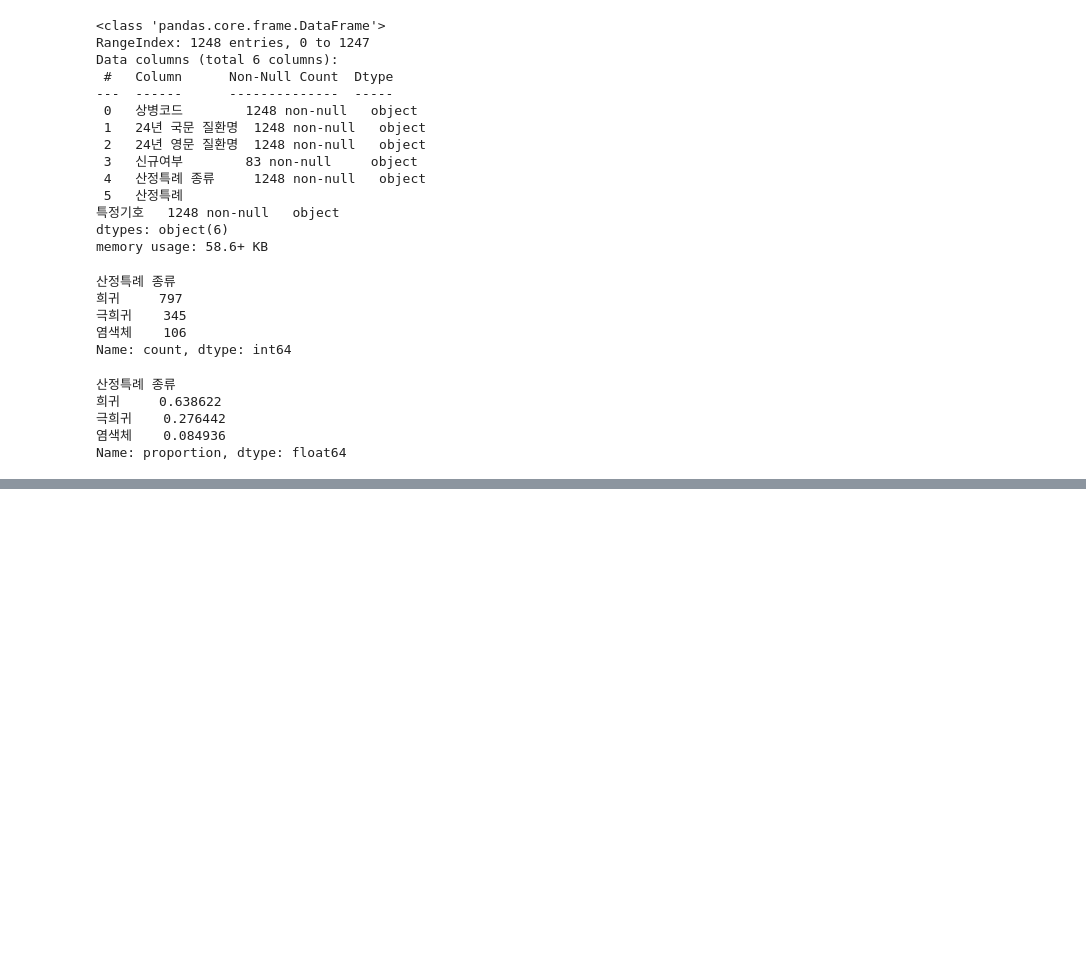
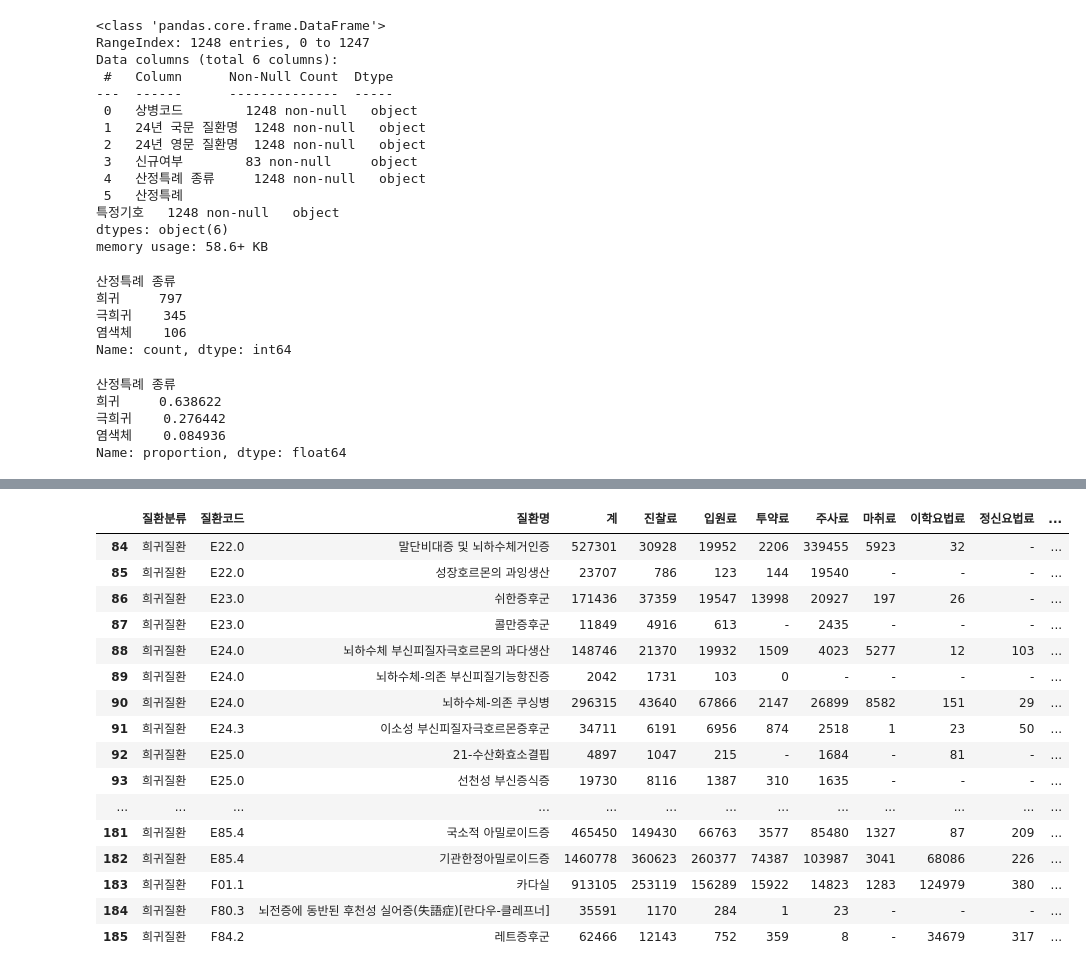
Before and after one commit to kdj0712/rare_field_fastapis, a Jupyter notebook: data/data_analysis/persona2/ipynb/persona2_DDA_youjin.ipynb, the cells around one changed output, grey strips where cells are left out. Saved outputs shown, nothing was run; the diff lists cells and outputs as text; code cells hidden in the pictures; blank space fills up the shorter version.

```diff
--- a/data/data_analysis/persona2/ipynb/persona2_DDA_youjin.ipynb
+++ b/data/data_analysis/persona2/ipynb/persona2_DDA_youjin.ipynb
@@ -87,0 +136,5 @@ KeyError: '희귀'
+# %%
+# 질환분류 - '희귀질환'만 추출(509개)
+df_rare_2021_filtered = df_rare_2021.loc[df_rare_2021['질환분류'] == '희귀질환']
+df_rare_2021_filtered.info()
+# df_rare_2021_filtered[['상병코드', '24년 국문 질환명', '산정특례\n특정기호']].value_counts()
@@ -87,0 +159,23 @@ KeyError: '희귀'
+# %%
+# '질환코드' 열에서 'E' 또는 'F'로 시작하는 행 필터링
+df_rare_2021_filtered_letter = df_rare_2021_filtered[df_rare_2021_filtered['질환코드'].str.startswith(('E', 'F'), na=False)]
+df_rare_2021_filtered_letter
+# E = 내분비,영양 / F =  정신및행동
+# %% [output]
+|  | 질환분류 | 질환코드 | 질환명 | 계 | 진찰료 | 입원료 | 투약료 | 주사료 | 마취료 | 이학요법료 | 정신요법료 | ... |
+| 84 | 희귀질환 | E22.0 | 말단비대증 및 뇌하수체거인증 | 527301 | 30928 | 19952 | 2206 | 339455 | 5923 | 32 | - | ... |
+| 85 | 희귀질환 | E22.0 | 성장호르몬의 과잉생산 | 23707 | 786 | 123 | 144 | 19540 | - | - | - | ... |
+| 86 | 희귀질환 | E23.0 | 쉬한증후군 | 171436 | 37359 | 19547 | 13998 | 20927 | 197 | 26 | - | ... |
+| 87 | 희귀질환 | E23.0 | 콜만증후군 | 11849 | 4916 | 613 | - | 2435 | - | - | - | ... |
+| 88 | 희귀질환 | E24.0 | 뇌하수체 부신피질자극호르몬의 과다생산 | 148746 | 21370 | 19932 | 1509 | 4023 | 5277 | 12 | 103 | ... |
+| 89 | 희귀질환 | E24.0 | 뇌하수체-의존 부신피질기능항진증 | 2042 | 1731 | 103 | 0 | - | - | - | - | ... |
+| 90 | 희귀질환 | E24.0 | 뇌하수체-의존 쿠싱병 | 296315 | 43640 | 67866 | 2147 | 26899 | 8582 | 151 | 29 | ... |
+| 91 | 희귀질환 | E24.3 | 이소성 부신피질자극호르몬증후군 | 34711 | 6191 | 6956 | 874 | 2518 | 1 | 23 | 50 | ... |
+| 92 | 희귀질환 | E25.0 | 21-수산화효소결핍 | 4897 | 1047 | 215 | - | 1684 | - | 81 | - | ... |
+| 93 | 희귀질환 | E25.0 | 선천성 부신증식증 | 19730 | 8116 | 1387 | 310 | 1635 | - | - | - | ... |
+| ... | ... | ... | ... | ... | ... | ... | ... | ... | ... | ... | ... | ... |
+| 181 | 희귀질환 | E85.4 | 국소적 아밀로이드증 | 465450 | 149430 | 66763 | 3577 | 85480 | 1327 | 87 | 209 | ... |
+| 182 | 희귀질환 | E85.4 | 기관한정아밀로이드증 | 1460778 | 360623 | 260377 | 74387 | 103987 | 3041 | 68086 | 226 | ... |
+| 183 | 희귀질환 | F01.1 | 카다실 | 913105 | 253119 | 156289 | 15922 | 14823 | 1283 | 124979 | 380 | ... |
+| 184 | 희귀질환 | F80.3 | 뇌전증에 동반된 후천성 실어증(失語症)[란다우-클레프너] | 35591 | 1170 | 284 | 1 | 23 | - | - | - | ... |
+| 185 | 희귀질환 | F84.2 | 레트증후군 | 62466 | 12143 | 752 | 359 | 8 | - | 34679 | 317 | ... |
```
Also changed, not shown: parts of 22 cells of this notebook, 24 other files.
